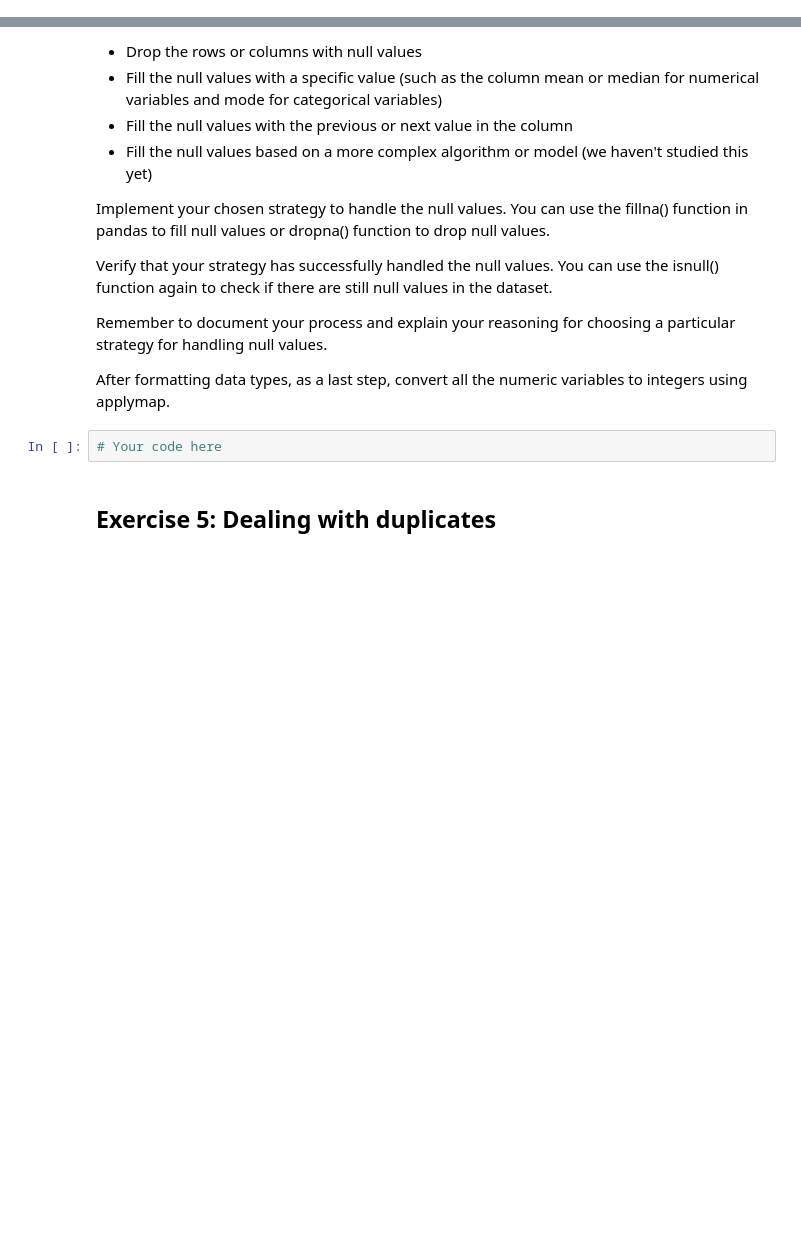
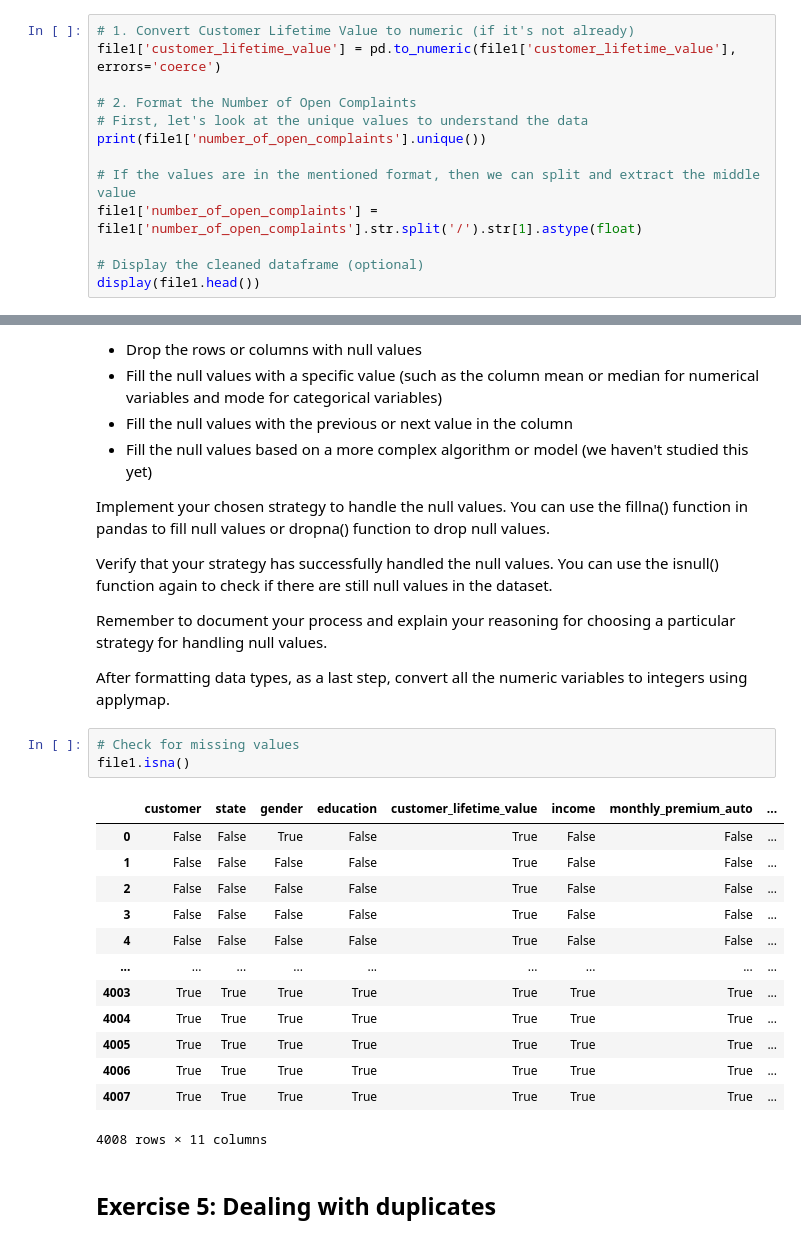
Before and after one commit to pdesgrip/lab-dw-data-cleaning-and-formatting, a Jupyter notebook: lab-dw-data-cleaning-and-formatting.ipynb, the cells around one changed output, grey strips where cells are left out. Saved outputs shown, nothing was run; the diff lists cells and outputs as text; blank space fills up the shorter version.

```diff
--- a/lab-dw-data-cleaning-and-formatting.ipynb
+++ b/lab-dw-data-cleaning-and-formatting.ipynb
@@ -122,0 +207,13 @@ It is important to note that this exercise does not involve handling null values
+# %%
+# 1. Convert Customer Lifetime Value to numeric (if it's not already)
+file1['customer_lifetime_value'] = pd.to_numeric(file1['customer_lifetime_value'], errors='coerce')
+
+# 2. Format the Number of Open Complaints
+# First, let's look at the unique values to understand the data
+print(file1['number_of_open_complaints'].unique())
+
+# If the values are in the mentioned format, then we can split and extract the middle value
+file1['number_of_open_complaints'] = file1['number_of_open_complaints'].str.split('/').str[1].astype(float)
+
+# Display the cleaned dataframe (optional)
+display(file1.head())
@@ -140,7 +245,22 @@ Remember to document your process and explain your reasoning for choosing a part
 
 After formatting data types, as a last step, convert all the numeric variables to integers using applymap.
 # %%
-# Your code here
+# Check for missing values
+file1.isna()
+# %% [output]
+|  | customer | state | gender | education | customer_lifetime_value | income | monthly_premium_auto | ... |
+| 0 | False | False | True | False | True | False | False | ... |
+| 1 | False | False | False | False | True | False | False | ... |
+| 2 | False | False | False | False | True | False | False | ... |
+| 3 | False | False | False | False | True | False | False | ... |
+| 4 | False | False | False | False | True | False | False | ... |
+| ... | ... | ... | ... | ... | ... | ... | ... | ... |
+| 4003 | True | True | True | True | True | True | True | ... |
+| 4004 | True | True | True | True | True | True | True | ... |
+| 4005 | True | True | True | True | True | True | True | ... |
+| 4006 | True | True | True | True | True | True | True | ... |
+| 4007 | True | True | True | True | True | True | True | ... |
+4008 rows × 11 columns
 # %% [markdown]
 ## Exercise 5: Dealing with duplicates
 # %% [markdown]
```
Also changed, not shown: parts of 18 cells of this notebook.
